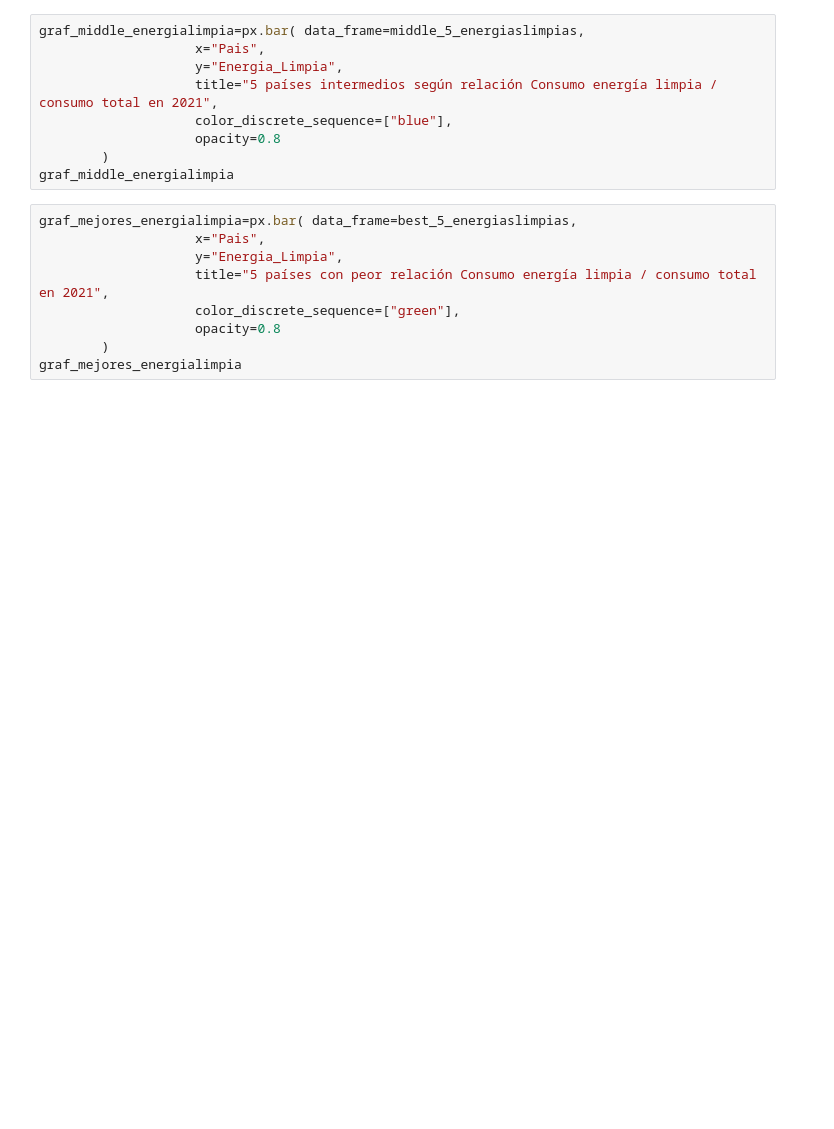
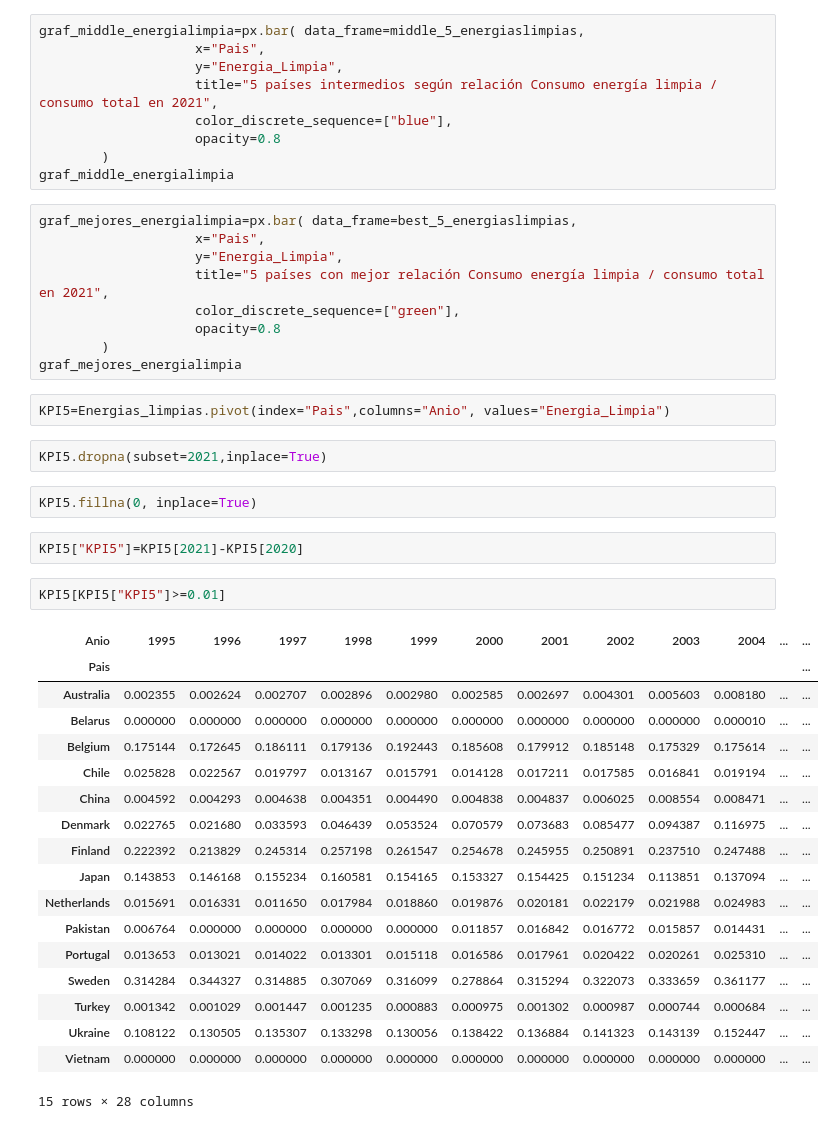
Before and after one commit to GonzaloPosse/Proyecto_Grupal_Grupo05, a Jupyter notebook: Analytics.ipynb, the cells around one changed output. Drawn from its saved outputs; the diff is of its cells as text; blank space fills up the shorter version.

```diff
--- a/Analytics.ipynb
+++ b/Analytics.ipynb
@@ -223,8 +244,37 @@ graf_middle_energialimpia
 graf_mejores_energialimpia=px.bar( data_frame=best_5_energiaslimpias,
                     x="Pais",
                     y="Energia_Limpia",
-                    title="5 países con peor relación Consumo energía limpia / consumo total en 2021",
+                    title="5 países con mejor relación Consumo energía limpia / consumo total en 2021",
                     color_discrete_sequence=["green"],
                     opacity=0.8
         )
 graf_mejores_energialimpia
+# %%
+KPI5=Energias_limpias.pivot(index="Pais",columns="Anio", values="Energia_Limpia")
+# %%
+KPI5.dropna(subset=2021,inplace=True)
+# %%
+KPI5.fillna(0, inplace=True)
+# %%
+KPI5["KPI5"]=KPI5[2021]-KPI5[2020]
+# %%
+KPI5[KPI5["KPI5"]>=0.01]
+# %% [output]
+| Anio | 1995 | 1996 | 1997 | 1998 | 1999 | 2000 | 2001 | 2002 | 2003 | 2004 | ... | ... |
+| Pais |  |  |  |  |  |  |  |  |  |  |  | ... |
+| Australia | 0.002355 | 0.002624 | 0.002707 | 0.002896 | 0.002980 | 0.002585 | 0.002697 | 0.004301 | 0.005603 | 0.008180 | ... | ... |
+| Belarus | 0.000000 | 0.000000 | 0.000000 | 0.000000 | 0.000000 | 0.000000 | 0.000000 | 0.000000 | 0.000000 | 0.000010 | ... | ... |
+| Belgium | 0.175144 | 0.172645 | 0.186111 | 0.179136 | 0.192443 | 0.185608 | 0.179912 | 0.185148 | 0.175329 | 0.175614 | ... | ... |
+| Chile | 0.025828 | 0.022567 | 0.019797 | 0.013167 | 0.015791 | 0.014128 | 0.017211 | 0.017585 | 0.016841 | 0.019194 | ... | ... |
+| China | 0.004592 | 0.004293 | 0.004638 | 0.004351 | 0.004490 | 0.004838 | 0.004837 | 0.006025 | 0.008554 | 0.008471 | ... | ... |
+| Denmark | 0.022765 | 0.021680 | 0.033593 | 0.046439 | 0.053524 | 0.070579 | 0.073683 | 0.085477 | 0.094387 | 0.116975 | ... | ... |
+| Finland | 0.222392 | 0.213829 | 0.245314 | 0.257198 | 0.261547 | 0.254678 | 0.245955 | 0.250891 | 0.237510 | 0.247488 | ... | ... |
+| Japan | 0.143853 | 0.146168 | 0.155234 | 0.160581 | 0.154165 | 0.153327 | 0.154425 | 0.151234 | 0.113851 | 0.137094 | ... | ... |
+| Netherlands | 0.015691 | 0.016331 | 0.011650 | 0.017984 | 0.018860 | 0.019876 | 0.020181 | 0.022179 | 0.021988 | 0.024983 | ... | ... |
+| Pakistan | 0.006764 | 0.000000 | 0.000000 | 0.000000 | 0.000000 | 0.011857 | 0.016842 | 0.016772 | 0.015857 | 0.014431 | ... | ... |
+| Portugal | 0.013653 | 0.013021 | 0.014022 | 0.013301 | 0.015118 | 0.016586 | 0.017961 | 0.020422 | 0.020261 | 0.025310 | ... | ... |
+| Sweden | 0.314284 | 0.344327 | 0.314885 | 0.307069 | 0.316099 | 0.278864 | 0.315294 | 0.322073 | 0.333659 | 0.361177 | ... | ... |
+| Turkey | 0.001342 | 0.001029 | 0.001447 | 0.001235 | 0.000883 | 0.000975 | 0.001302 | 0.000987 | 0.000744 | 0.000684 | ... | ... |
+| Ukraine | 0.108122 | 0.130505 | 0.135307 | 0.133298 | 0.130056 | 0.138422 | 0.136884 | 0.141323 | 0.143139 | 0.152447 | ... | ... |
+| Vietnam | 0.000000 | 0.000000 | 0.000000 | 0.000000 | 0.000000 | 0.000000 | 0.000000 | 0.000000 | 0.000000 | 0.000000 | ... | ... |
+15 rows × 28 columns
```
Also changed, not shown: parts of 7 cells of this notebook.
